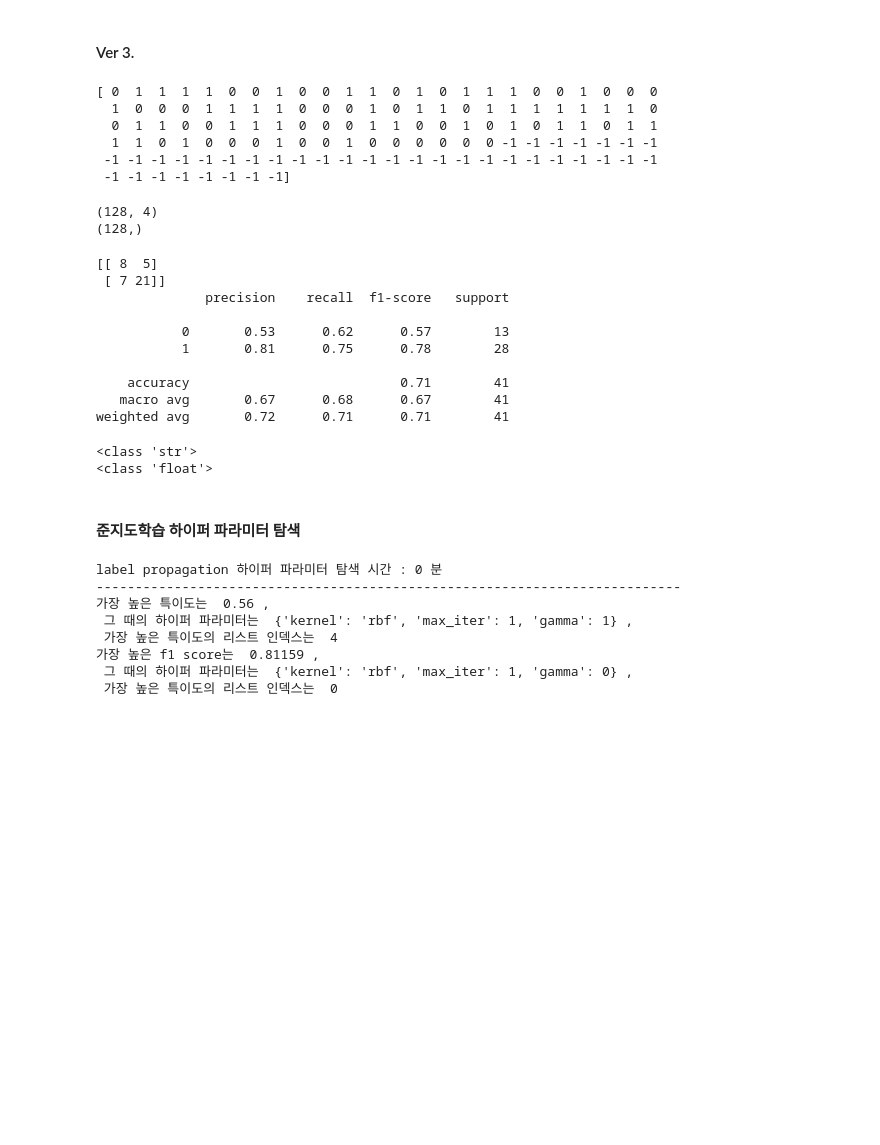
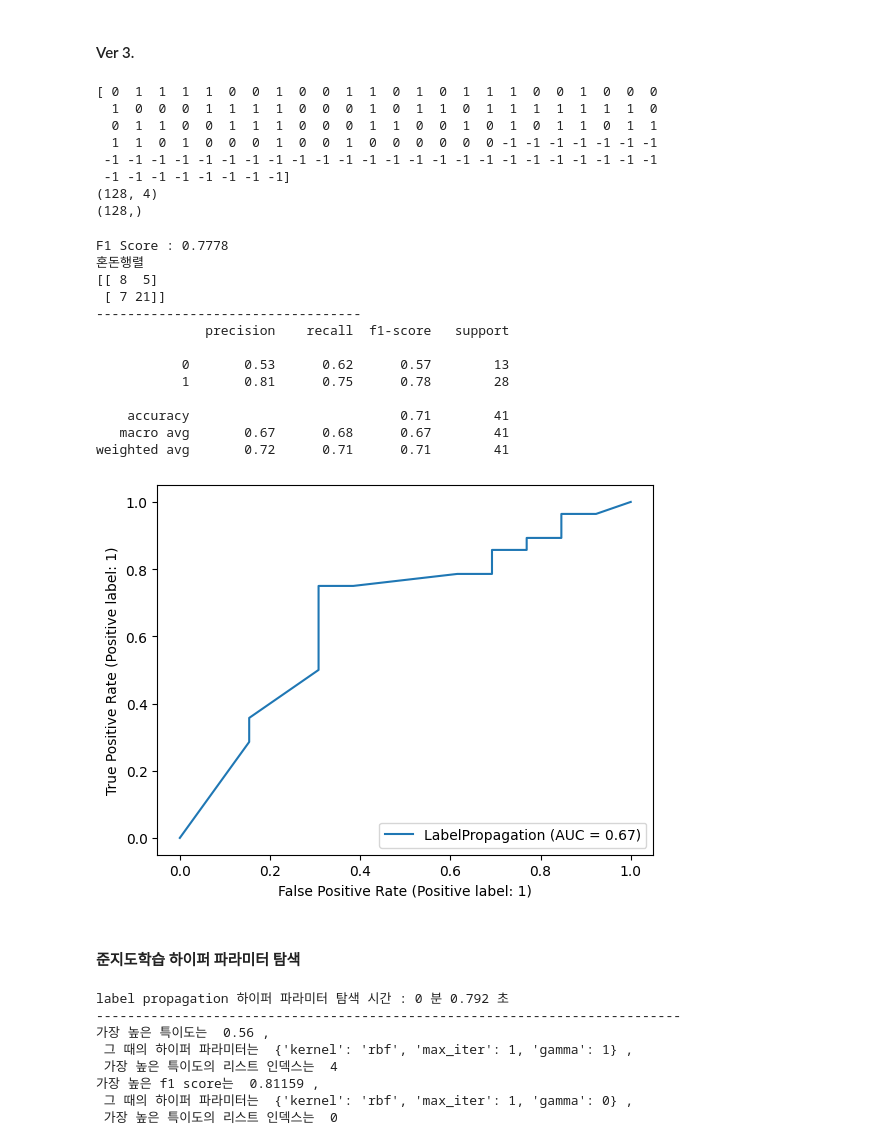
Before and after one commit to nyeokinyeoki/kamp, a Jupyter notebook: Data_analyse_heat_treatment_제조에 미련이 남아.ipynb, the cells around one changed output. Drawn from its saved outputs; the diff is of its cells as text; code cells hidden in the pictures; blank space fills up the shorter version.

```diff
--- a/Data_analyse_heat_treatment_제조에 미련이 남아.ipynb
+++ b/Data_analyse_heat_treatment_제조에 미련이 남아.ipynb
@@ -1320,10 +1358,19 @@ def split_data_semi_sup(X, y, random_state=None) :
     return X_train_mx, y_train_mx
+# %%
+def make_lp(X, y, kernel=None, gamma=None, n_neighbors=None, max_iter=None) :
+
+    if kernel=="rbf" :
+        model_lp = LabelPropagation(kernel=kernel, gamma=gamma, max_iter=max_iter, n_jobs=-1)
+        model_lp.fit(X,y)
+
+    elif kernel=="knn" :
+        model_lp = LabelPropagation(kernel=kernel, n_neighbors=n_neighbors, max_iter=max_iter, n_jobs=-1)
+        model_lp.fit(X,y)
+    return model_lp
 # %% [markdown]
 #### Ver 3.
 # %%
 X_train_semi, y_train_semi = split_data_semi_sup(X_train_over3, y_train_over3, random_state=randomSt)
-
-print(y_train_semi)
 # %% [output]
 [ 0  1  1  1  1  0  0  1  0  0  1  1  0  1  0  1  1  1  0  0  1  0  0  0
   1  0  0  0  1  1  1  1  0  0  0  1  0  1  1  0  1  1  1  1  1  1  1  0
@@ -1331,43 +1378,27 @@ print(y_train_semi)
   1  1  0  1  0  0  0  1  0  0  1  0  0  0  0  0  0 -1 -1 -1 -1 -1 -1 -1
  -1 -1 -1 -1 -1 -1 -1 -1 -1 -1 -1 -1 -1 -1 -1 -1 -1 -1 -1 -1 -1 -1 -1 -1
  -1 -1 -1 -1 -1 -1 -1 -1]
+(128, 4)
+(128,)
-# %%
-print(X_train_semi.shape)
-print(y_train_semi.shape)
-# %% [output]
-(128, 4)
-(128,)
-# %%
-lp = LabelPropagation(kernel='knn', n_neighbors=4, max_iter=5000)
-
-lp.fit(X_train_semi, y_train_semi)
-
-y_pred_lp = lp.predict(X_val_sc3)
-
-print(confusion_matrix(y_val3, y_pred_lp))
-print(classification_report(y_val3, y_pred_lp))
-# %% [output]
-[[ 8  5]
- [ 7 21]]
-              precision    recall  f1-score   support
-
-           0       0.53      0.62      0.57        13
-           1       0.81      0.75      0.78        28
-
-    accuracy                           0.71        41
-   macro avg       0.67      0.68      0.67        41
-weighted avg       0.72      0.71      0.71        41
-# %%
-li = ["0.85", "0.56", "0.45"]
-
-print(type(li[0]))
-
-li_f = [float(i) for i in li]
-
-print(type(li_f[0]))
-# %% [output]
-<class 'str'>
-<class 'float'>
+# %%
+lp = make_lp(X = X_train_semi, y = y_train_semi, kernel="knn", n_neighbors=4, max_iter=5000)
+
+y_pred_lp, cr9 = predict_mk_md(model=lp, X_test = X_val_sc3, y_test = y_val3)
+# %% [output]
+F1 Score : 0.7778
+혼돈행렬
+[[ 8  5]
+ [ 7 21]]
+----------------------------------
+              precision    recall  f1-score   support
+
+           0       0.53      0.62      0.57        13
+           1       0.81      0.75      0.78        28
+
+    accuracy                           0.71        41
+   macro avg       0.67      0.68      0.67        41
+weighted avg       0.72      0.71      0.71        41
+[figure, added]
 # %% [markdown]
 #### 준지도학습 하이퍼 파라미터 탐색
 # %%
@@ -1459,7 +1490,7 @@ def best_param_LP(X_train, y_train, X_test, y_test, kernel="rbf") :
 # %%
 rbf_score, rbf_specificity, rbf_params = best_param_LP(X_train=X_train_semi, y_train=y_train_semi, X_test=X_val_sc3, y_test=y_val3, kernel='rbf')
 # %% [output]
-label propagation 하이퍼 파라미터 탐색 시간 : 0 분
+label propagation 하이퍼 파라미터 탐색 시간 : 0 분 0.792 초
 ---------------------------------------------------------------------------
 가장 높은 특이도는  0.56 ,
  그 때의 하이퍼 파라미터는  {'kernel': 'rbf', 'max_iter': 1, 'gamma': 1} ,
```
Also changed, not shown: parts of 11 cells of this notebook.
